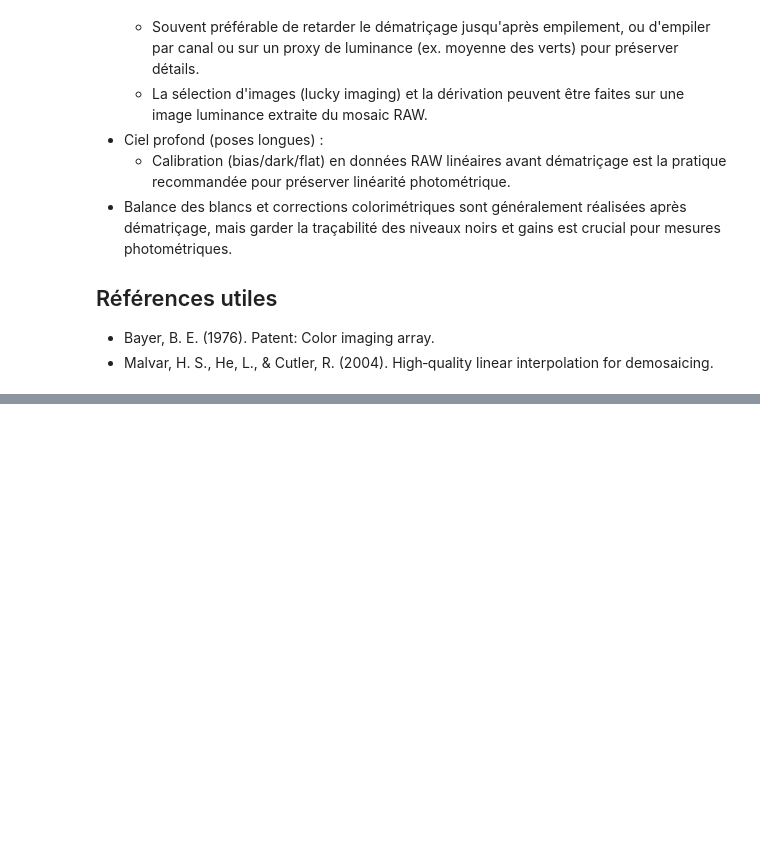
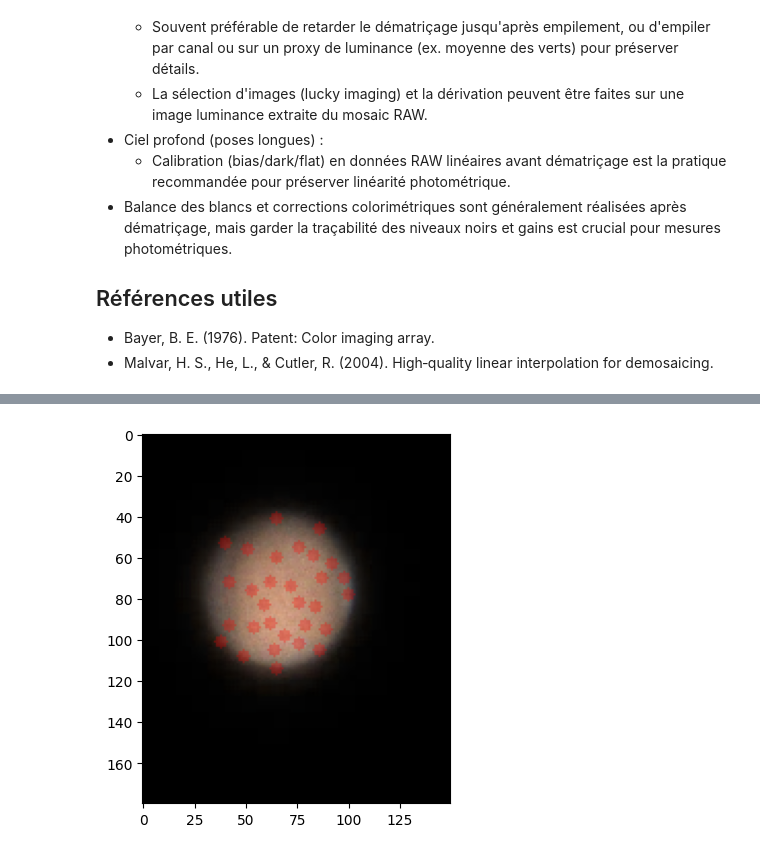
Before and after one commit to GabrielMissael/super-resolution-workshop, a Jupyter notebook: notebooks/Traditional_Pipeline.ipynb, the cells around one changed output, grey strips where cells are left out. Cells and saved outputs as stored; diff of their text form; code cells hidden in the pictures; blank space fills up the shorter version.

```diff
--- a/notebooks/Traditional_Pipeline.ipynb
+++ b/notebooks/Traditional_Pipeline.ipynb
@@ -229,11 +243,14 @@ plt.show()
 # %%
+# @title
 reference_idx = choose_reference_frame(scores)
 reference_frame = deb_frames[reference_idx]
 
-n_ref_points = 100
+n_ref_points = 30
 ref_pts = detect_ref_points(reference_frame, max_corners=n_ref_points)
 
 image = overlay_points(reference_frame, ref_pts, (1, 0, 0), alpha=0.3)
 plt.imshow(image)
 plt.show()
+# %% [output]
+[figure, added]
 # %%
```
Also changed, not shown: parts of 11 cells of this notebook, 1 other file.
